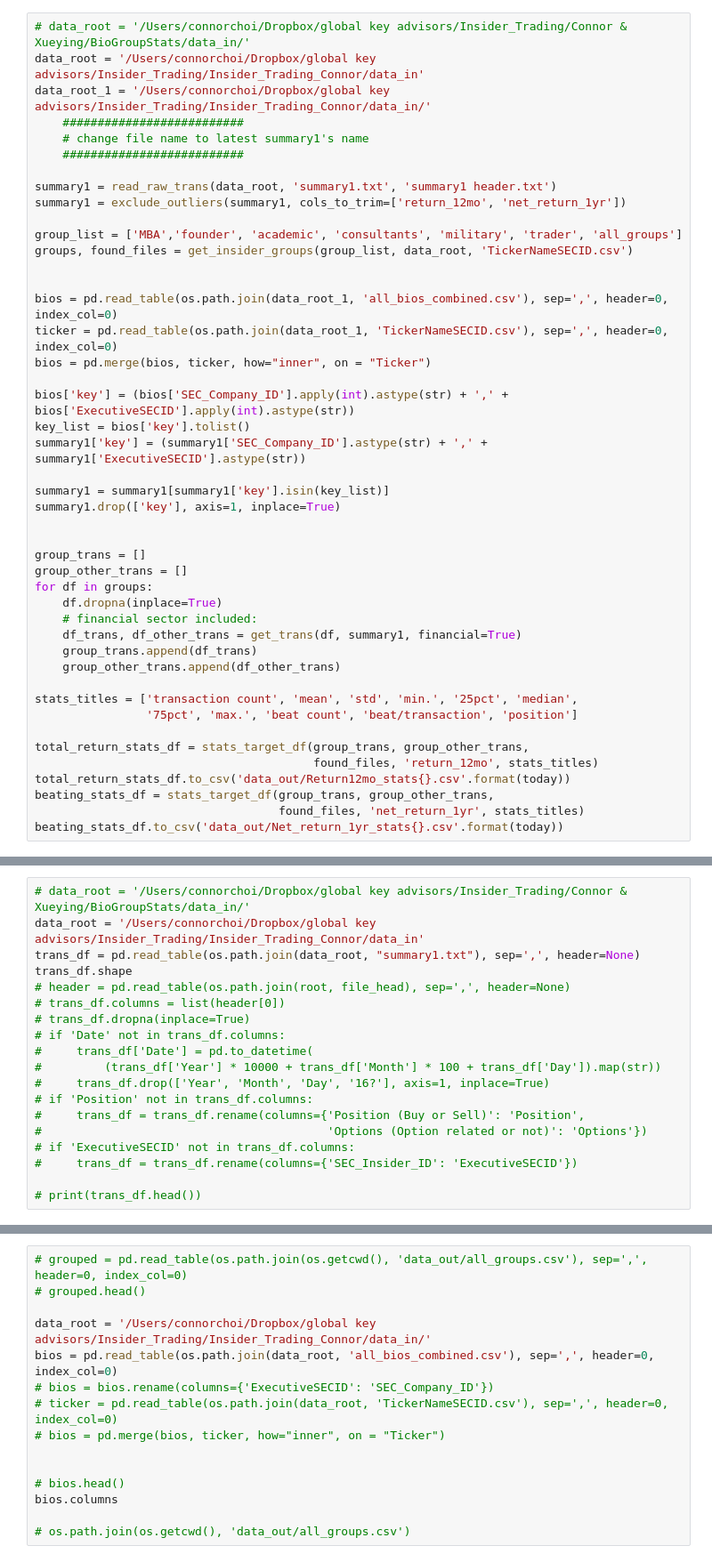
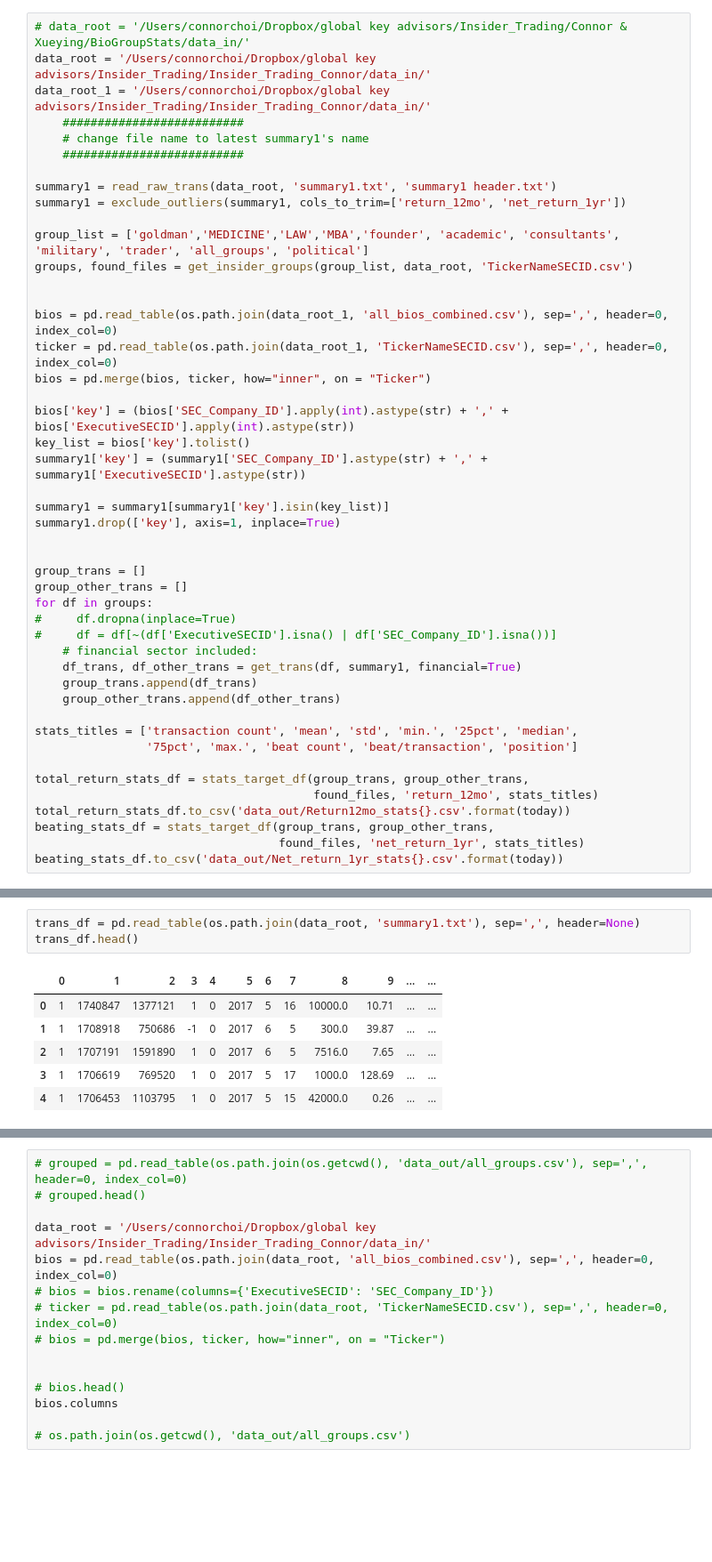
Before and after one commit to XueyingDing/Intern-Code-Share, a Jupyter notebook: Explore_Intern_Data.ipynb, the cells around one changed output, grey strips where cells are left out. Shown: that part at 89% size. Drawn from its saved outputs; the diff is of its cells as text; blank space fills up the shorter version.

```diff
--- a/Explore_Intern_Data.ipynb
+++ b/Explore_Intern_Data.ipynb
@@ -269,7 +278,7 @@ def get_t_stats_df2(dfs, target_col, found_files):
 #     beating_stats_df.to_csv('data_out/stats/Net_return_1yr_stats{}.csv'.format(today))
 # %%
 # data_root = '/Users/connorchoi/Dropbox/global key advisors/Insider_Trading/Connor & Xueying/BioGroupStats/data_in/'
-data_root = '/Users/connorchoi/Dropbox/global key advisors/Insider_Trading/Insider_Trading_Connor/data_in'
+data_root = '/Users/connorchoi/Dropbox/global key advisors/Insider_Trading/Insider_Trading_Connor/data_in/'
 data_root_1 = '/Users/connorchoi/Dropbox/global key advisors/Insider_Trading/Insider_Trading_Connor/data_in/'
     ##########################
     # change file name to latest summary1's name
@@ -278,7 +287,7 @@ data_root_1 = '/Users/connorchoi/Dropbox/global key advisors/Insider_Trading/Ins
 summary1 = read_raw_trans(data_root, 'summary1.txt', 'summary1 header.txt')
 summary1 = exclude_outliers(summary1, cols_to_trim=['return_12mo', 'net_return_1yr'])
 
-group_list = ['MBA','founder', 'academic', 'consultants', 'military', 'trader', 'all_groups']
+group_list = ['goldman','MEDICINE','LAW','MBA','founder', 'academic', 'consultants', 'military', 'trader', 'all_groups', 'political']
 groups, found_files = get_insider_groups(group_list, data_root, 'TickerNameSECID.csv')
 
 
@@ -297,7 +306,8 @@ summary1.drop(['key'], axis=1, inplace=True)
 group_trans = []
 group_other_trans = []
 for df in groups:
-    df.dropna(inplace=True)
+#     df.dropna(inplace=True)
+#     df = df[~(df['ExecutiveSECID'].isna() | df['SEC_Company_ID'].isna())]
     # financial sector included:
     df_trans, df_other_trans = get_trans(df, summary1, financial=True)
     group_trans.append(df_trans)
@@ -317,19 +326,0 @@ beating_stats_df.to_csv('data_out/Net_return_1yr_stats{}.csv'.format(today))
-# %%
-# data_root = '/Users/connorchoi/Dropbox/global key advisors/Insider_Trading/Connor & Xueying/BioGroupStats/data_in/'
-data_root = '/Users/connorchoi/Dropbox/global key advisors/Insider_Trading/Insider_Trading_Connor/data_in'
-trans_df = pd.read_table(os.path.join(data_root, "summary1.txt"), sep=',', header=None)
-trans_df.shape
-# header = pd.read_table(os.path.join(root, file_head), sep=',', header=None)
-# trans_df.columns = list(header[0])
-# trans_df.dropna(inplace=True)
-# if 'Date' not in trans_df.columns:
-#     trans_df['Date'] = pd.to_datetime(
-#         (trans_df['Year'] * 10000 + trans_df['Month'] * 100 + trans_df['Day']).map(str))
-#     trans_df.drop(['Year', 'Month', 'Day', '16?'], axis=1, inplace=True)
-# if 'Position' not in trans_df.columns:
-#     trans_df = trans_df.rename(columns={'Position (Buy or Sell)': 'Position',
-#                                         'Options (Option related or not)': 'Options'})
-# if 'ExecutiveSECID' not in trans_df.columns:
-#     trans_df = trans_df.rename(columns={'SEC_Insider_ID': 'ExecutiveSECID'})
-
-# print(trans_df.head())
@@ -337,0 +383,10 @@ trans_df.shape
+# %%
+trans_df = pd.read_table(os.path.join(data_root, 'summary1.txt'), sep=',', header=None)
+trans_df.head()
+# %% [output]
+|  | 0 | 1 | 2 | 3 | 4 | 5 | 6 | 7 | 8 | 9 | ... | ... |
+| 0 | 1 | 1740847 | 1377121 | 1 | 0 | 2017 | 5 | 16 | 10000.0 | 10.71 | ... | ... |
+| 1 | 1 | 1708918 | 750686 | -1 | 0 | 2017 | 6 | 5 | 300.0 | 39.87 | ... | ... |
+| 2 | 1 | 1707191 | 1591890 | 1 | 0 | 2017 | 6 | 5 | 7516.0 | 7.65 | ... | ... |
+| 3 | 1 | 1706619 | 769520 | 1 | 0 | 2017 | 5 | 17 | 1000.0 | 128.69 | ... | ... |
+| 4 | 1 | 1706453 | 1103795 | 1 | 0 | 2017 | 5 | 15 | 42000.0 | 0.26 | ... | ... |
```
Also changed, not shown: parts of 9 cells of this notebook.
